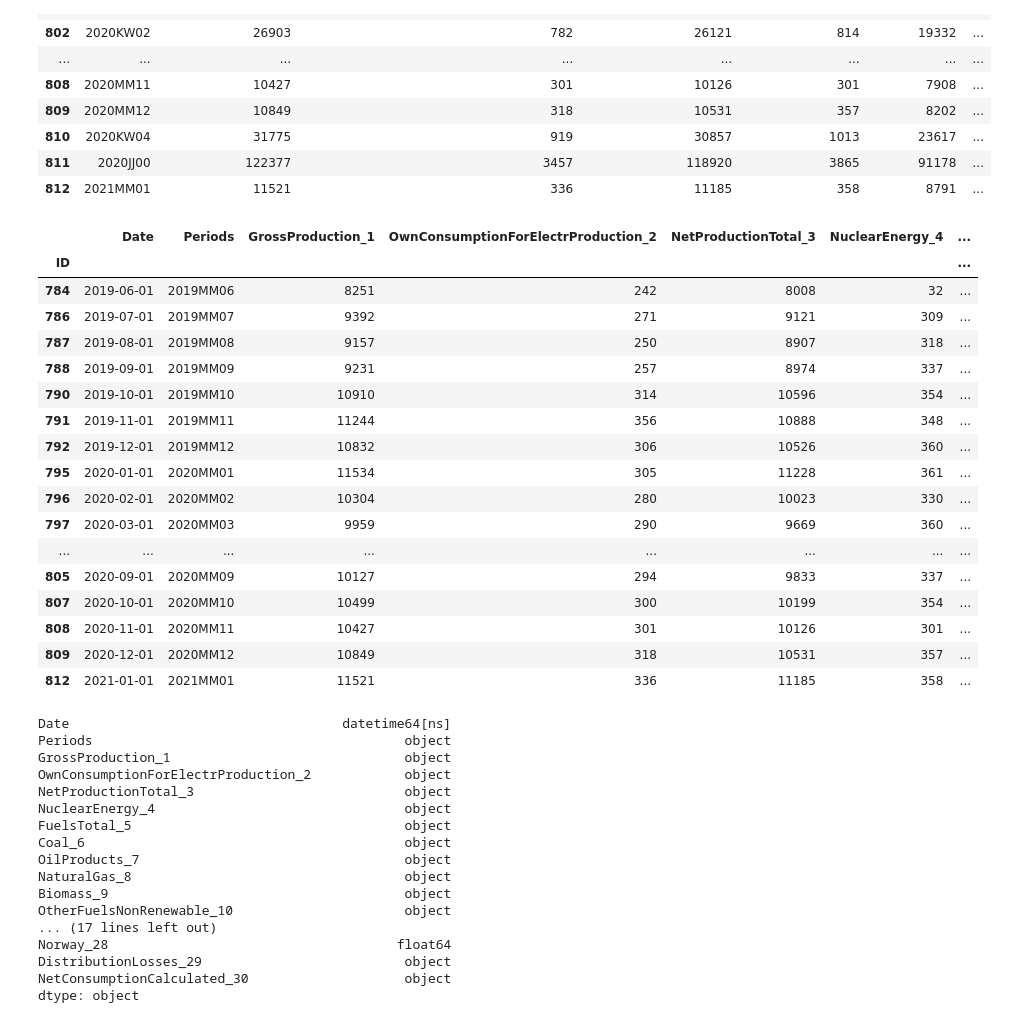
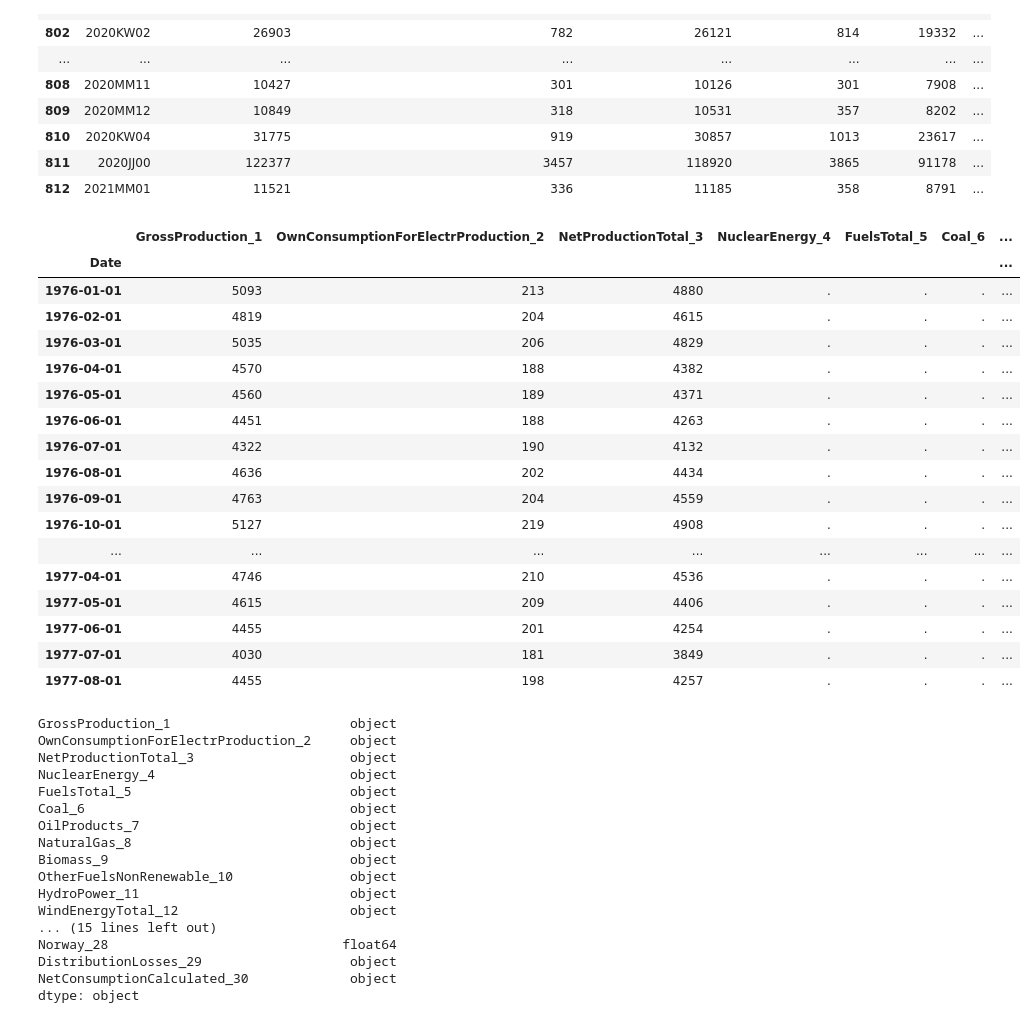
Before and after one commit to dsirtioglu/python, a Jupyter notebook: RR_NL_Energy_Prediction.ipynb, the cells around one changed output. Cells and saved outputs as stored; diff of their text form; code cells hidden in the pictures.

```diff
--- a/RR_NL_Energy_Prediction.ipynb
+++ b/RR_NL_Energy_Prediction.ipynb
@@ -38,49 +42,51 @@ nl_production.tail(20)
 # %%
 nl_production_monthly = copy.copy(nl_production[nl_production['Periods'].str.contains('MM')])
 
 nl_production_monthly.insert(loc = 0,
                             column = 'Date',
                             value = nl_production_monthly.Periods.str[:4] + nl_production_monthly.Periods.str[-2:])
 
 nl_production_monthly['Date'] = pd.to_datetime(nl_production_monthly['Date'], format = "%Y%m")
+nl_production_monthly = nl_production_monthly.set_index('Date')
+nl_production_monthly = nl_production_monthly.drop(['Periods'], axis = 1)
 
-nl_production_monthly.tail(20)
+nl_production_monthly.head(20)
 # %% [output]
-|  | Date | Periods | GrossProduction_1 | OwnConsumptionForElectrProduction_2 | NetProductionTotal_3 | NuclearEnergy_4 | ... |
-| ID |  |  |  |  |  |  | ... |
-| 784 | 2019-06-01 | 2019MM06 | 8251 | 242 | 8008 | 32 | ... |
-| 786 | 2019-07-01 | 2019MM07 | 9392 | 271 | 9121 | 309 | ... |
-| 787 | 2019-08-01 | 2019MM08 | 9157 | 250 | 8907 | 318 | ... |
-| 788 | 2019-09-01 | 2019MM09 | 9231 | 257 | 8974 | 337 | ... |
-| 790 | 2019-10-01 | 2019MM10 | 10910 | 314 | 10596 | 354 | ... |
-| 791 | 2019-11-01 | 2019MM11 | 11244 | 356 | 10888 | 348 | ... |
-| 792 | 2019-12-01 | 2019MM12 | 10832 | 306 | 10526 | 360 | ... |
-| 795 | 2020-01-01 | 2020MM01 | 11534 | 305 | 11228 | 361 | ... |
-| 796 | 2020-02-01 | 2020MM02 | 10304 | 280 | 10023 | 330 | ... |
-| 797 | 2020-03-01 | 2020MM03 | 9959 | 290 | 9669 | 360 | ... |
+|  | GrossProduction_1 | OwnConsumptionForElectrProduction_2 | NetProductionTotal_3 | NuclearEnergy_4 | FuelsTotal_5 | Coal_6 | ... |
+| Date |  |  |  |  |  |  | ... |
+| 1976-01-01 | 5093 | 213 | 4880 | . | . | . | ... |
+| 1976-02-01 | 4819 | 204 | 4615 | . | . | . | ... |
+| 1976-03-01 | 5035 | 206 | 4829 | . | . | . | ... |
+| 1976-04-01 | 4570 | 188 | 4382 | . | . | . | ... |
+| 1976-05-01 | 4560 | 189 | 4371 | . | . | . | ... |
+| 1976-06-01 | 4451 | 188 | 4263 | . | . | . | ... |
+| 1976-07-01 | 4322 | 190 | 4132 | . | . | . | ... |
+| 1976-08-01 | 4636 | 202 | 4434 | . | . | . | ... |
+| 1976-09-01 | 4763 | 204 | 4559 | . | . | . | ... |
+| 1976-10-01 | 5127 | 219 | 4908 | . | . | . | ... |
 | ... | ... | ... | ... | ... | ... | ... | ... |
-| 805 | 2020-09-01 | 2020MM09 | 10127 | 294 | 9833 | 337 | ... |
-| 807 | 2020-10-01 | 2020MM10 | 10499 | 300 | 10199 | 354 | ... |
-| 808 | 2020-11-01 | 2020MM11 | 10427 | 301 | 10126 | 301 | ... |
-| 809 | 2020-12-01 | 2020MM12 | 10849 | 318 | 10531 | 357 | ... |
-| 812 | 2021-01-01 | 2021MM01 | 11521 | 336 | 11185 | 358 | ... |
+| 1977-04-01 | 4746 | 210 | 4536 | . | . | . | ... |
+| 1977-05-01 | 4615 | 209 | 4406 | . | . | . | ... |
+| 1977-06-01 | 4455 | 201 | 4254 | . | . | . | ... |
+| 1977-07-01 | 4030 | 181 | 3849 | . | . | . | ... |
+| 1977-08-01 | 4455 | 198 | 4257 | . | . | . | ... |
 # %%
 nl_production_monthly.dtypes
 # %% [output]
-Date                                   datetime64[ns]
-Periods                                        object
-GrossProduction_1                              object
-OwnConsumptionForElectrProduction_2            object
-NetProductionTotal_3                           object
-NuclearEnergy_4                                object
-FuelsTotal_5                                   object
-Coal_6                                         object
-OilProducts_7                                  object
-NaturalGas_8                                   object
-Biomass_9                                      object
-OtherFuelsNonRenewable_10                      object
-... (17 lines left out)
-Norway_28                                     float64
-DistributionLosses_29                          object
-NetConsumptionCalculated_30                    object
+GrossProduction_1                       object
+OwnConsumptionForElectrProduction_2     object
+NetProductionTotal_3                    object
+NuclearEnergy_4                         object
+FuelsTotal_5                            object
+Coal_6                                  object
+OilProducts_7                           object
+NaturalGas_8                            object
+Biomass_9                               object
+OtherFuelsNonRenewable_10               object
+HydroPower_11                           object
+WindEnergyTotal_12                      object
+... (15 lines left out)
+Norway_28                              float64
+DistributionLosses_29                   object
+NetConsumptionCalculated_30             object
 dtype: object
```
Also changed, not shown: parts of 24 cells of this notebook.
